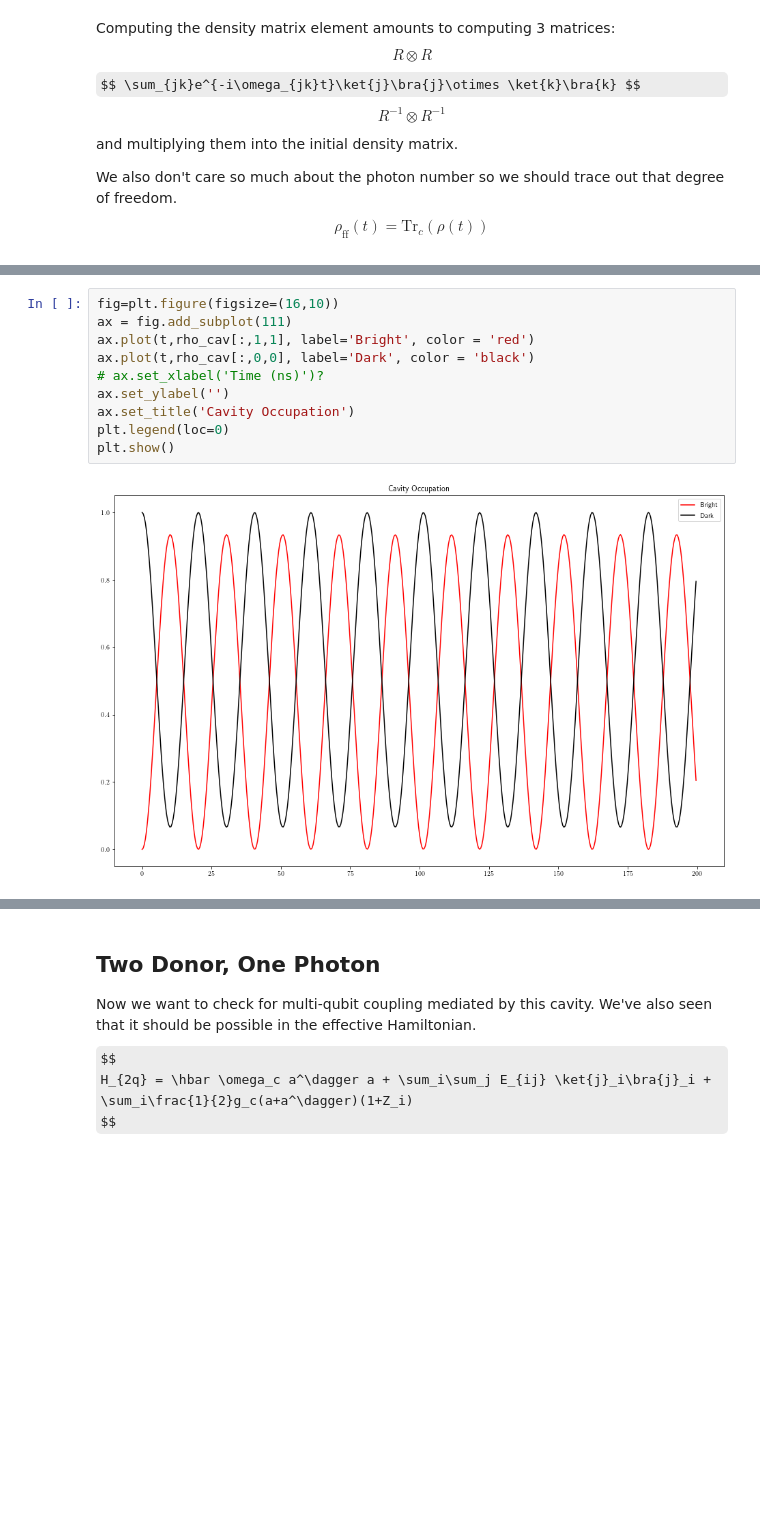
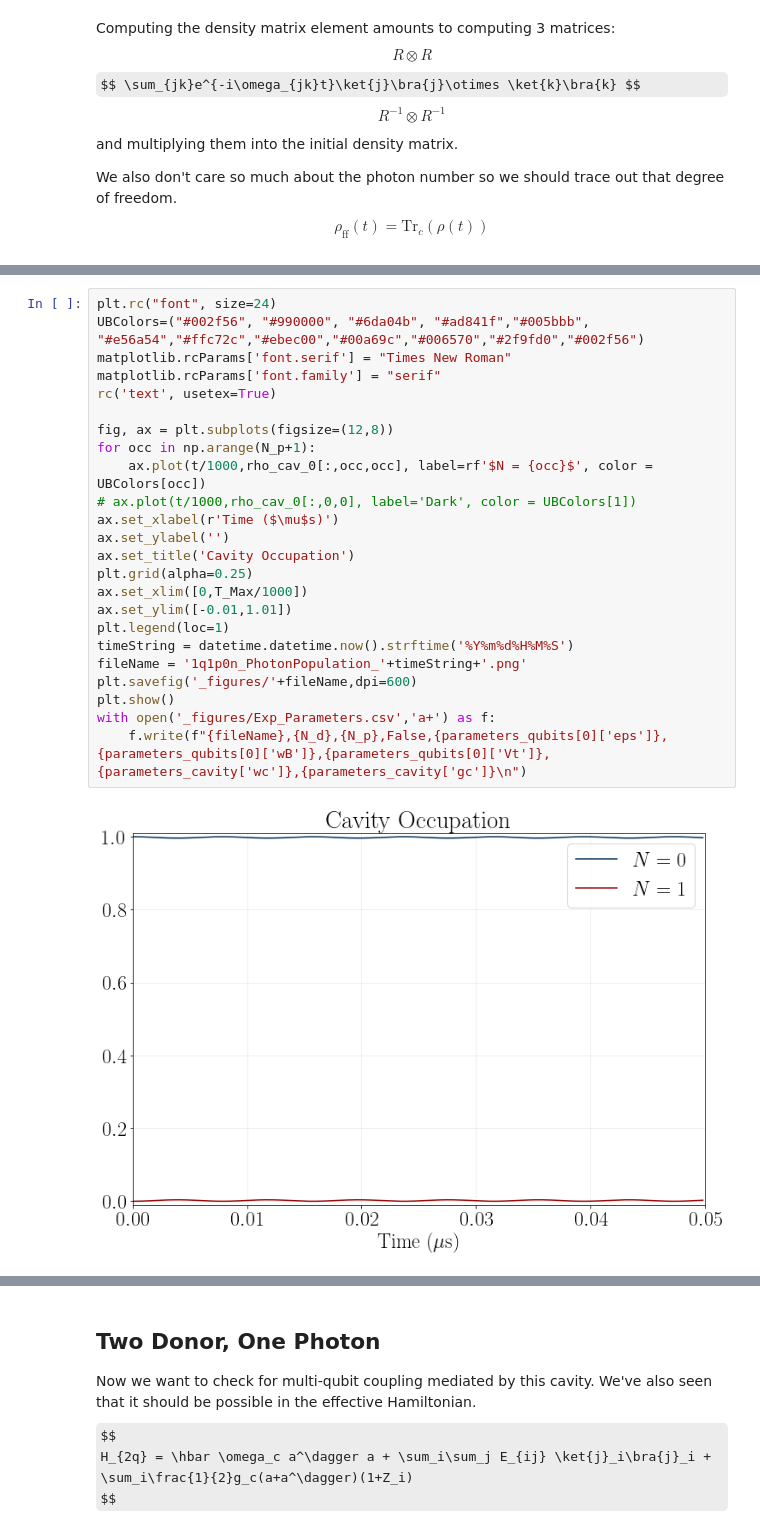
Before and after one commit to jtruong04/FlipFlopQubit_CavityCoupling, a Jupyter notebook: _notebooks/Time_Evolution.ipynb, the cells around one changed output, grey strips where cells are left out. Saved outputs shown, nothing was run; the diff lists cells and outputs as text; some formulas as TeX source; blank space fills up the shorter version.

Commit message:
Modified to allow for multiple photons

```diff
--- a/_notebooks/Time_Evolution.ipynb
+++ b/_notebooks/Time_Evolution.ipynb
@@ -157,12 +173,26 @@ print(rho_cav.shape)
-# %%
-fig=plt.figure(figsize=(16,10))
-ax = fig.add_subplot(111)
-ax.plot(t,rho_cav[:,1,1], label='Bright', color = 'red')
-ax.plot(t,rho_cav[:,0,0], label='Dark', color = 'black')
-# ax.set_xlabel('Time (ns)')?
-ax.set_ylabel('')
-ax.set_title('Cavity Occupation')
-plt.legend(loc=0)
-plt.show()
-# %% [output]
-[figure, removed]
+# %%
+plt.rc("font", size=24)
+UBColors=("#002f56", "#990000", "#6da04b", "#ad841f","#005bbb", "#e56a54","#ffc72c","#ebec00","#00a69c","#006570","#2f9fd0","#002f56")
+matplotlib.rcParams['font.serif'] = "Times New Roman"
+matplotlib.rcParams['font.family'] = "serif"
+rc('text', usetex=True)
+
+fig, ax = plt.subplots(figsize=(12,8))
+for occ in np.arange(N_p+1):
+    ax.plot(t/1000,rho_cav_0[:,occ,occ], label=rf'$N = {occ}$', color = UBColors[occ])
+# ax.plot(t/1000,rho_cav_0[:,0,0], label='Dark', color = UBColors[1])
+ax.set_xlabel(r'Time ($\mu$s)')
+ax.set_ylabel('')
+ax.set_title('Cavity Occupation')
+plt.grid(alpha=0.25)
+ax.set_xlim([0,T_Max/1000])
+ax.set_ylim([-0.01,1.01])
+plt.legend(loc=1)
+timeString = datetime.datetime.now().strftime('%Y%m%d%H%M%S')
+fileName = '1q1p0n_PhotonPopulation_'+timeString+'.png'
+plt.savefig('_figures/'+fileName,dpi=600)
+plt.show()
+with open('_figures/Exp_Parameters.csv','a+') as f:
+    f.write(f"{fileName},{N_d},{N_p},False,{parameters_qubits[0]['eps']},{parameters_qubits[0]['wB']},{parameters_qubits[0]['Vt']},{parameters_cavity['wc']},{parameters_cavity['gc']}\n")
+# %% [output]
+[figure, added]
```
Also changed, not shown: parts of 11 cells of this notebook, 3 other files.
